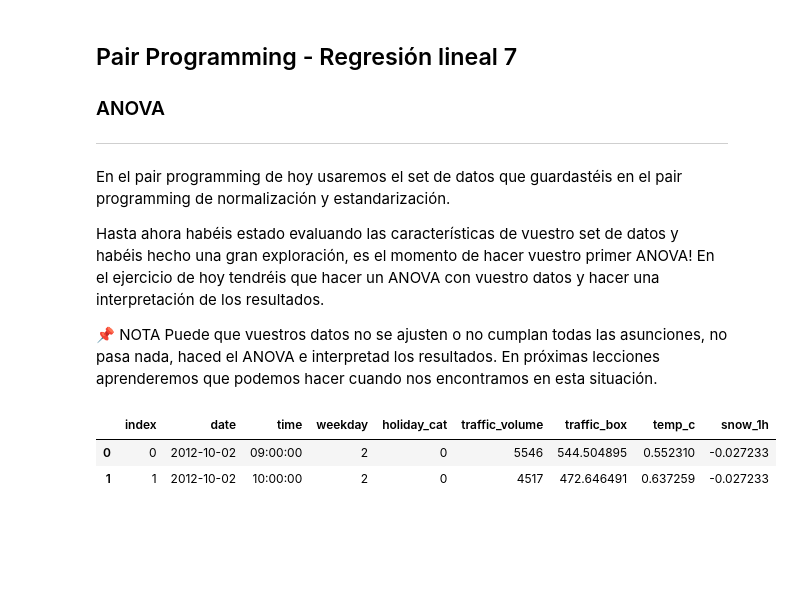
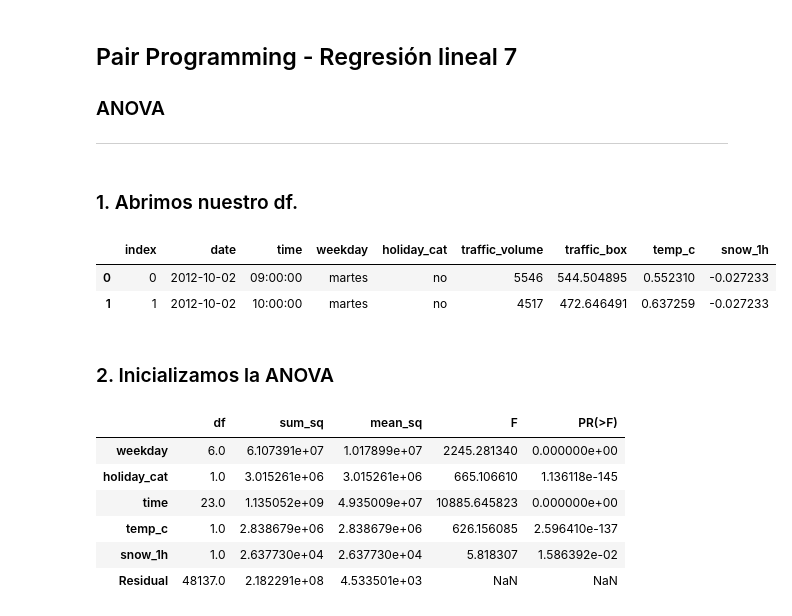
Before and after one commit to Adalab/DA-promo-c-modulo-3-sprint-1-Mina-Mai, a Jupyter notebook: Regresion_lineal 2/2_pp_regresion_lineal_07.ipynb, the cells around one changed output. Saved outputs shown, nothing was run; the diff lists cells and outputs as text; code cells hidden in the pictures; blank space fills up the shorter version.

```diff
--- a/Regresion_lineal 2/2_pp_regresion_lineal_07.ipynb
+++ b/Regresion_lineal 2/2_pp_regresion_lineal_07.ipynb
@@ -16,18 +16,16 @@ from statsmodels.formula.api import ols
 # Configuración warnings
 import warnings
 warnings.filterwarnings('ignore')
-# %% [markdown]
-En el pair programming de hoy usaremos el set de datos que guardastéis en el pair programming de normalización y estandarización.
-
-Hasta ahora habéis estado evaluando las características de vuestro set de datos y habéis hecho una gran exploración, es el momento de hacer vuestro primer ANOVA! En el ejercicio de hoy tendréis que hacer un ANOVA con vuestro datos y hacer una interpretación de los resultados.
-
-📌 NOTA Puede que vuestros datos no se ajusten o no cumplan todas las asunciones, no pasa nada, haced el ANOVA e interpretad los resultados. En próximas lecciones aprenderemos que podemos hacer cuando nos encontramos en esta situación.
+# %% [markdown]
+### 1. Abrimos nuestro df.
 # %%
-df= pd.read_csv('../archivos/metro_C.csv', index_col=0)
+df_estandarizado= pd.read_csv('../archivos/metro_C.csv', index_col=0)
 # %%
-df.head(2)
+df_estandarizado.head(2)
 # %% [output]
 |  | index | date | time | weekday | holiday_cat | traffic_volume | traffic_box | temp_c | snow_1h |
-| 0 | 0 | 2012-10-02 | 09:00:00 | 2 | 0 | 5546 | 544.504895 | 0.552310 | -0.027233 |
-| 1 | 1 | 2012-10-02 | 10:00:00 | 2 | 0 | 4517 | 472.646491 | 0.637259 | -0.027233 |
+| 0 | 0 | 2012-10-02 | 09:00:00 | martes | no | 5546 | 544.504895 | 0.552310 | -0.027233 |
+| 1 | 1 | 2012-10-02 | 10:00:00 | martes | no | 4517 | 472.646491 | 0.637259 | -0.027233 |
+# %% [markdown]
+### 2. Inicializamos la ANOVA
 # %%
@@ -34,0 +33,10 @@ lm = ols("traffic_box ~ temp_c + weekday + holiday_cat + snow_1h + time", data=d
+# %%
+sm.stats.anova_lm(lm)
+# %% [output]
+|  | df | sum_sq | mean_sq | F | PR(>F) |
+| weekday | 6.0 | 6.107391e+07 | 1.017899e+07 | 2245.281340 | 0.000000e+00 |
+| holiday_cat | 1.0 | 3.015261e+06 | 3.015261e+06 | 665.106610 | 1.136118e-145 |
+| time | 23.0 | 1.135052e+09 | 4.935009e+07 | 10885.645823 | 0.000000e+00 |
+| temp_c | 1.0 | 2.838679e+06 | 2.838679e+06 | 626.156085 | 2.596410e-137 |
+| snow_1h | 1.0 | 2.637730e+04 | 2.637730e+04 | 5.818307 | 1.586392e-02 |
+| Residual | 48137.0 | 2.182291e+08 | 4.533501e+03 | NaN | NaN |
```
Also changed, not shown: parts of 12 cells of this notebook, 6 other files.
